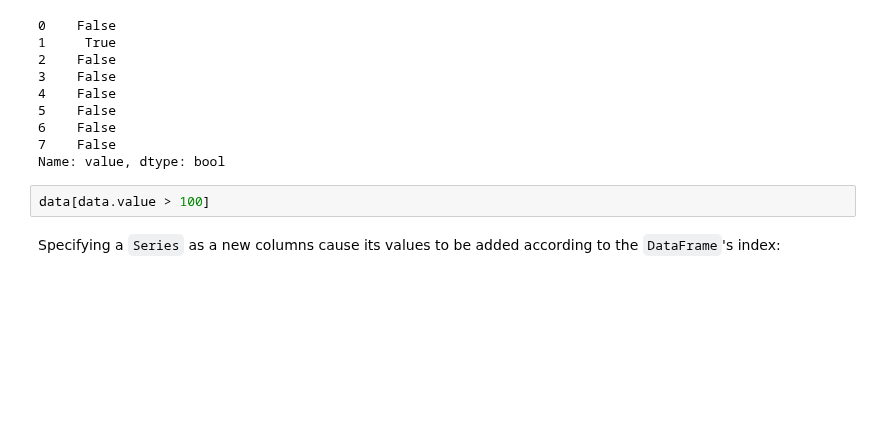
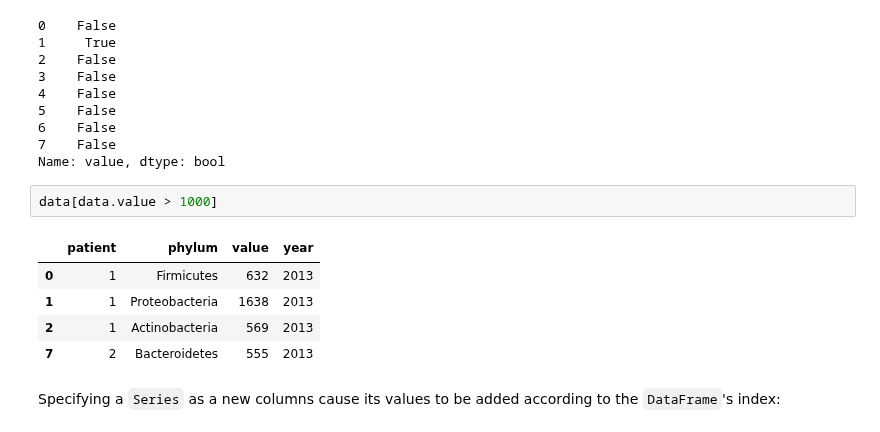
Before and after one commit to codingmoh/dqda, a Jupyter notebook: class/pandas/01_introduction_pandas.ipynb, the cells around one changed output. Drawn from its saved outputs; the diff is of its cells as text; blank space fills up the shorter version.

```diff
--- a/class/pandas/01_introduction_pandas.ipynb
+++ b/class/pandas/01_introduction_pandas.ipynb
@@ -548,7 +548,13 @@ data.value > 1000
 7    False
 Name: value, dtype: bool
 # %%
-data[data.value > 100]
+data[data.value > 1000]
+# %% [output]
+|  | patient | phylum | value | year |
+| 0 | 1 | Firmicutes | 632 | 2013 |
+| 1 | 1 | Proteobacteria | 1638 | 2013 |
+| 2 | 1 | Actinobacteria | 569 | 2013 |
+| 7 | 2 | Bacteroidetes | 555 | 2013 |
 # %% [markdown]
 Specifying a `Series` as a new columns cause its values to be added according to the `DataFrame`'s index:
 # %% [markdown]
```
